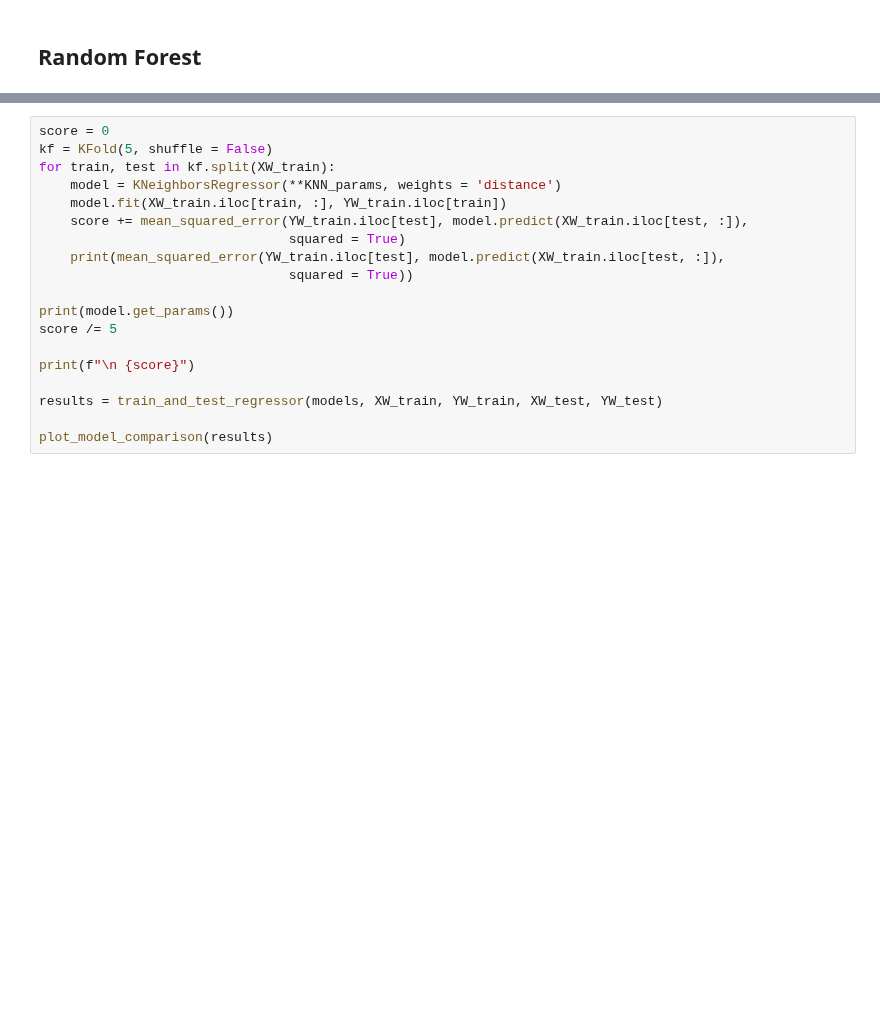
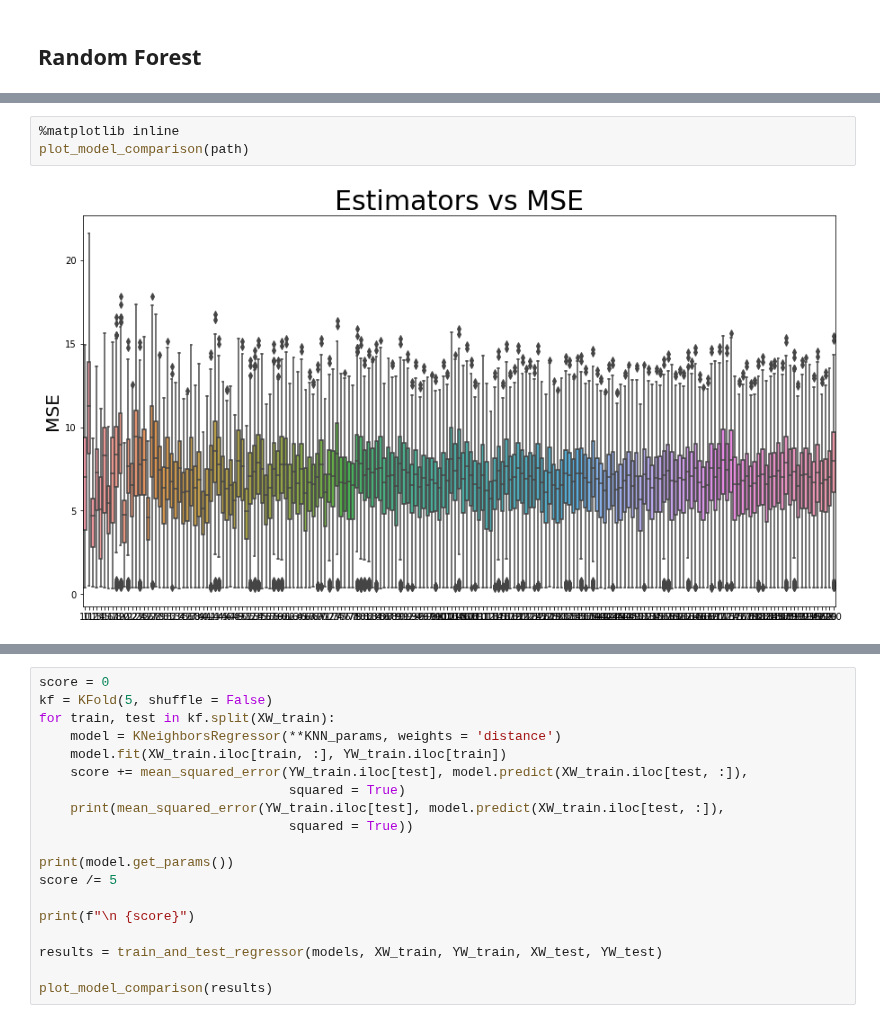
Before and after one commit to alezakuskin/Stark_ML, a Jupyter notebook: Main_body.ipynb, the cells around one changed output, grey strips where cells are left out. Saved outputs shown, nothing was run; the diff lists cells and outputs as text; blank space fills up the shorter version.

```diff
--- a/Main_body.ipynb
+++ b/Main_body.ipynb
@@ -369,0 +484,5 @@ RF_params = {
+# %%
+%matplotlib inline
+plot_model_comparison(path)
+# %% [output]
+[figure, added]
```
Also changed, not shown: parts of 13 cells of this notebook.
